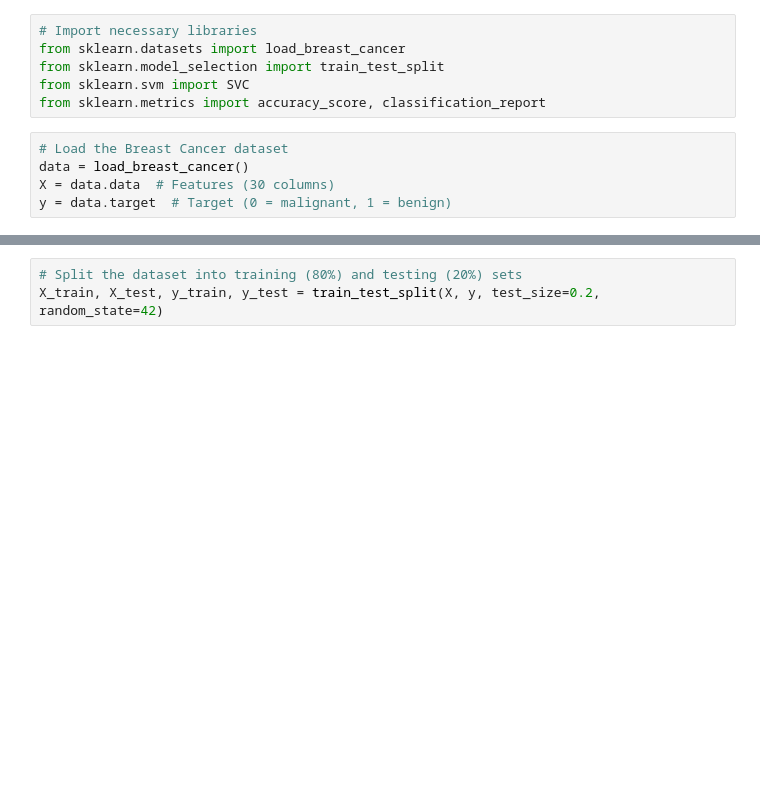
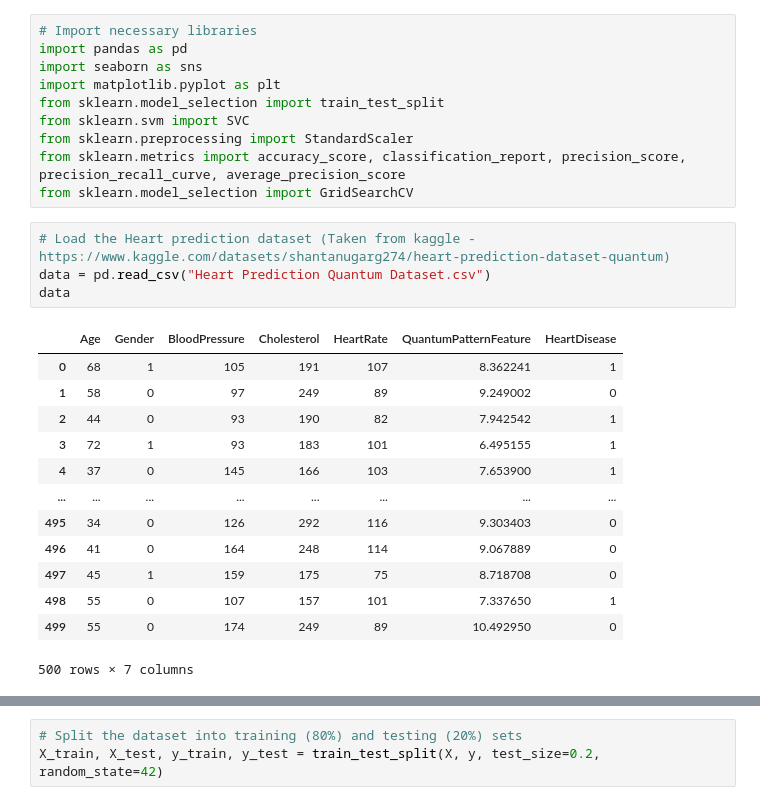
Before and after one commit to SG20000402/Machine-learning-algorithms, a Jupyter notebook: Supervised/Support Vector Machine/svm.ipynb, the cells around one changed output, grey strips where cells are left out. Cells and saved outputs as stored; diff of their text form; blank space fills up the shorter version.

```diff
--- a/Supervised/Support Vector Machine/svm.ipynb
+++ b/Supervised/Support Vector Machine/svm.ipynb
@@ -1,11 +1,28 @@
 # %%
 # Import necessary libraries
-from sklearn.datasets import load_breast_cancer
+import pandas as pd
+import seaborn as sns
+import matplotlib.pyplot as plt
 from sklearn.model_selection import train_test_split
 from sklearn.svm import SVC
-from sklearn.metrics import accuracy_score, classification_report
+from sklearn.preprocessing import StandardScaler
+from sklearn.metrics import accuracy_score, classification_report, precision_score, precision_recall_curve, average_precision_score
+from sklearn.model_selection import GridSearchCV
-# %%
-# Load the Breast Cancer dataset
-data = load_breast_cancer()
-X = data.data  # Features (30 columns)
-y = data.target  # Target (0 = malignant, 1 = benign)
+# %%
+# Load the Heart prediction dataset (Taken from kaggle - https://www.kaggle.com/datasets/shantanugarg274/heart-prediction-dataset-quantum)
+data = pd.read_csv("Heart Prediction Quantum Dataset.csv")
+data
+# %% [output]
+|  | Age | Gender | BloodPressure | Cholesterol | HeartRate | QuantumPatternFeature | HeartDisease |
+| 0 | 68 | 1 | 105 | 191 | 107 | 8.362241 | 1 |
+| 1 | 58 | 0 | 97 | 249 | 89 | 9.249002 | 0 |
+| 2 | 44 | 0 | 93 | 190 | 82 | 7.942542 | 1 |
+| 3 | 72 | 1 | 93 | 183 | 101 | 6.495155 | 1 |
+| 4 | 37 | 0 | 145 | 166 | 103 | 7.653900 | 1 |
+| ... | ... | ... | ... | ... | ... | ... | ... |
+| 495 | 34 | 0 | 126 | 292 | 116 | 9.303403 | 0 |
+| 496 | 41 | 0 | 164 | 248 | 114 | 9.067889 | 0 |
+| 497 | 45 | 1 | 159 | 175 | 75 | 8.718708 | 0 |
+| 498 | 55 | 0 | 107 | 157 | 101 | 7.337650 | 1 |
+| 499 | 55 | 0 | 174 | 249 | 89 | 10.492950 | 0 |
+500 rows × 7 columns
```
Also changed, not shown: parts of 20 cells of this notebook, 7 other files.
